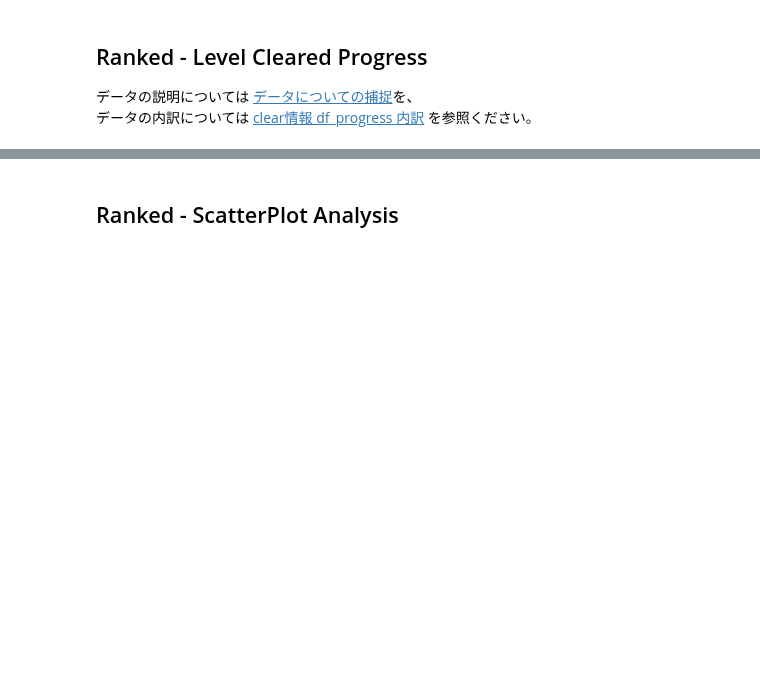
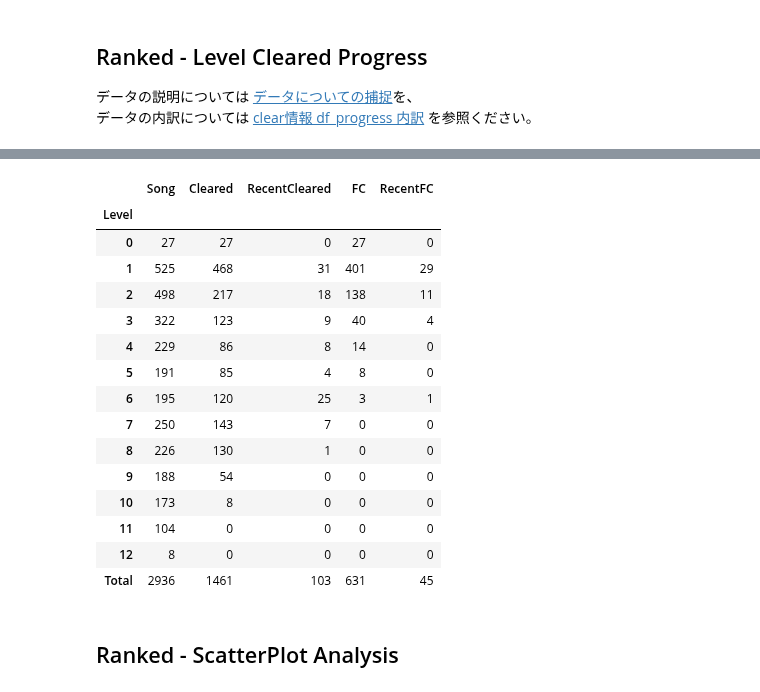
Before and after one commit to hatopopvr/MyBeatSaberAnalytics, a Jupyter notebook: MyBeatSaberAnalytics.ipynb, the cells around one changed output, grey strips where cells are left out. Cells and saved outputs as stored; diff of their text form; code cells hidden in the pictures; blank space fills up the shorter version.

Commit message:
フォルダ整理、UTCと日本時間が混在する不具合修正、Total/Ranked FC Countの追加、クリア進捗の明細の追加

```diff
--- a/MyBeatSaberAnalytics.ipynb
+++ b/MyBeatSaberAnalytics.ipynb
@@ -127,4 +132,4 @@ saved_player_score_is_enable = False #@param {type:"boolean"}
 acc_recalq_override_is_enable = True #@param {type:"boolean"}
 ss_plus_is_enable = True #@param {type:"boolean"}
 ss_plus_val = 95 #@param {type:"slider", min:91, max:99, step:1}
-latest =  -1#@param {type:"integer"}
+latest =  1#@param {type:"integer"}
@@ -130,0 +139,5 @@ latest =  -1#@param {type:"integer"}
+# %%
+#@title Timezone UTC->日本時間+9:00での実行日時の取得(tz_ja)
+tz_ja = pd.Timestamp(datetime.now()).tz_localize('UTC').tz_convert('Asia/Tokyo')
+#today_tz_ja = datetime_now_tz_ja.strftime("%Y.%m.%d")
+print("取得日時:{}".format(tz_ja))
@@ -718,8 +749,12 @@ else:
     df_scores['DateUtc'] = pd.to_datetime(df_scores['score.timeSet'])
     _df_scores_idx = df_scores.set_index('DateUtc')
     df_scores['DateJa'] = _df_scores_idx.index.tz_convert('Asia/Tokyo')
+    df_scores['Date'] = df_scores['DateJa'].dt.date
+    df_scores['Days'] = (tz_ja.date() - df_scores['Date']).dt.days
     df_scores = df_scores.set_index('DateJa')
-    df_scores['Days'] = (pd.Timestamp(datetime.now(), tz='Asia/Tokyo') - df_scores.index).days
+    #df_scores['Days'] = (pd.Timestamp(datetime.now(), tz='Asia/Tokyo') - df_scores.index).days
+    #df_scores['Days'] = (pd.Timestamp(datetime.now()).tz_localize('UTC').tz_convert('Asia/Tokyo') - df_scores.index).days
+    #df_scores['Days'] = (tz_ja - df_scores.index).days
     df_scores['Months'] = (df_scores['Days'] / 30).astype('int')
     df_scores['DaysStr'] = df_scores['Days'].astype('str')
     df_scores['MonthsStr'] = df_scores['Months'].astype('str')
@@ -1268,0 +1477,44 @@ fig.show()
+# %%
+#@title Level Cleared Progress 内訳(df_progress)
+view_filter = "RecentClear&FC" #@param ["Clear&FC", "Acc","Clear&FC&Acc","RecentClear&FC" ,"All"]
+ranked_count = df_progress["Song"].sum()
+cleared_count = int(df_progress["Cleared"].sum())
+nofail_count = int(df_progress["NF"].sum())
+play_count = cleared_count + nofail_count
+fc_count = int(df_progress["FC"].sum())
+recent_cleared_count = int(df_progress["RecentCleared"].sum())
+
+# 表示
+if view_filter == "Clear&FC":
+    cols_view = ["Song", "Cleared", "FC"]
+elif view_filter == "Acc":
+    if ss_plus_is_enable:
+        cols_view = ["Song", "SSS", ss_plus, "SS", "S", "A", "B"]
+    else:
+        cols_view = ["Song", "SSS", "SS", "S", "A", "B"]
+
+elif view_filter == "Clear&FC&Acc":
+    if ss_plus_is_enable:
+        cols_view = ["Song", "Cleared", "FC", "SSS", ss_plus, "SS", "S", "A", "B"]
+    else:
+        cols_view = ["Song", "Cleared", "FC", "SSS", "SS", "S", "A", "B"]
+elif view_filter == "RecentClear&FC":
+    cols_view = ["Song", "Cleared", "RecentCleared", "FC", "RecentFC"]
+else:
+    cols_view = df_progress.columns.values.tolist()
+    cols_view.remove('Level')
+
+def append_sum_row(df):
+    return df.append(df.sum(numeric_only=True), ignore_index=True)
+
+def append_sum_row_label(df):
+    df.loc['Total'] = df.sum(numeric_only=True)
+    return df
+
+_df_progress = df_progress.copy()
+_df_progress = _df_progress.set_index('Level')
+
+df_progress_total = append_sum_row_label(_df_progress)
+
+df_progress_total[cols_view].style.highlight_null(null_color="lightgray").set_precision(0)
+# %% [output]
@@ -1269,3 +1524,19 @@ fig.show()
+|  | Song | Cleared | RecentCleared | FC | RecentFC |
+| Level |  |  |  |  |  |
+| 0 | 27 | 27 | 0 | 27 | 0 |
+| 1 | 525 | 468 | 31 | 401 | 29 |
+| 2 | 498 | 217 | 18 | 138 | 11 |
+| 3 | 322 | 123 | 9 | 40 | 4 |
+| 4 | 229 | 86 | 8 | 14 | 0 |
+| 5 | 191 | 85 | 4 | 8 | 0 |
+| 6 | 195 | 120 | 25 | 3 | 1 |
+| 7 | 250 | 143 | 7 | 0 | 0 |
+| 8 | 226 | 130 | 1 | 0 | 0 |
+| 9 | 188 | 54 | 0 | 0 | 0 |
+| 10 | 173 | 8 | 0 | 0 | 0 |
+| 11 | 104 | 0 | 0 | 0 | 0 |
+| 12 | 8 | 0 | 0 | 0 | 0 |
+| Total | 2936 | 1461 | 103 | 631 | 45 |
 # %% [markdown]
 ## Ranked - ScatterPlot Analysis
 # %%
```
Also changed, not shown: parts of 33 cells of this notebook.
